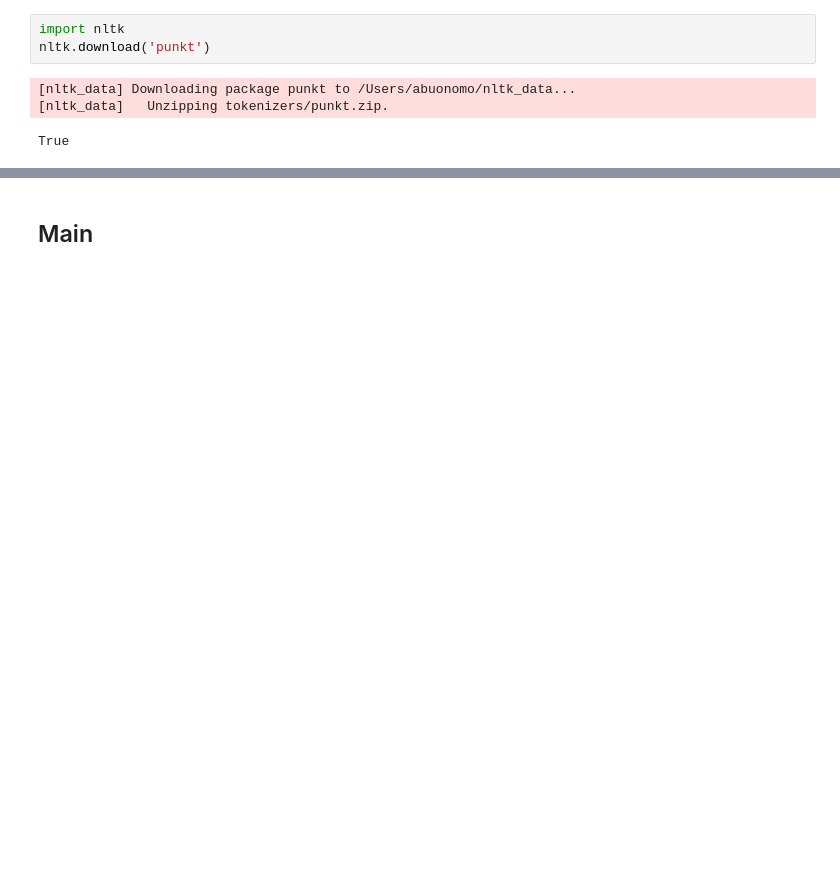
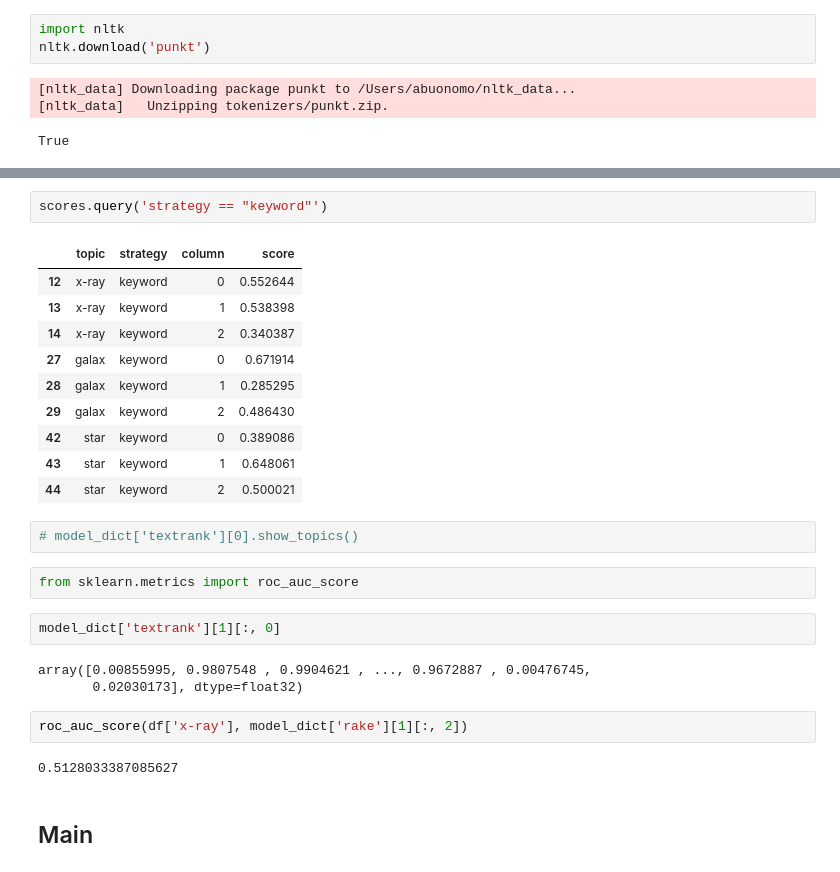
Before and after one commit to abuonomo/topic-emergence-ADS, a Jupyter notebook: notebook/arb-09-keyword-extraction-methods.ipynb, the cells around one changed output, grey strips where cells are left out. Cells and saved outputs as stored; diff of their text form; blank space fills up the shorter version.

```diff
--- a/notebook/arb-09-keyword-extraction-methods.ipynb
+++ b/notebook/arb-09-keyword-extraction-methods.ipynb
@@ -32,3 +142,29 @@ True
+# %%
+scores.query('strategy == "keyword"')
+# %% [output]
+|  | topic | strategy | column | score |
+| 12 | x-ray | keyword | 0 | 0.552644 |
+| 13 | x-ray | keyword | 1 | 0.538398 |
+| 14 | x-ray | keyword | 2 | 0.340387 |
+| 27 | galax | keyword | 0 | 0.671914 |
+| 28 | galax | keyword | 1 | 0.285295 |
+| 29 | galax | keyword | 2 | 0.486430 |
+| 42 | star | keyword | 0 | 0.389086 |
+| 43 | star | keyword | 1 | 0.648061 |
+| 44 | star | keyword | 2 | 0.500021 |
+# %%
+# model_dict['textrank'][0].show_topics()
+# %%
+from sklearn.metrics import roc_auc_score
+# %%
+model_dict['textrank'][1][:, 0]
+# %% [output]
+array([0.00855995, 0.9807548 , 0.9904621 , ..., 0.9672887 , 0.00476745,
+       0.02030173], dtype=float32)
+# %%
+roc_auc_score(df['x-ray'], model_dict['rake'][1][:, 2])
+# %% [output]
+0.5128033387085627
 # %% [markdown]
 ## Main
 # %%
```
Also changed, not shown: parts of 59 cells of this notebook, 3 other files.
